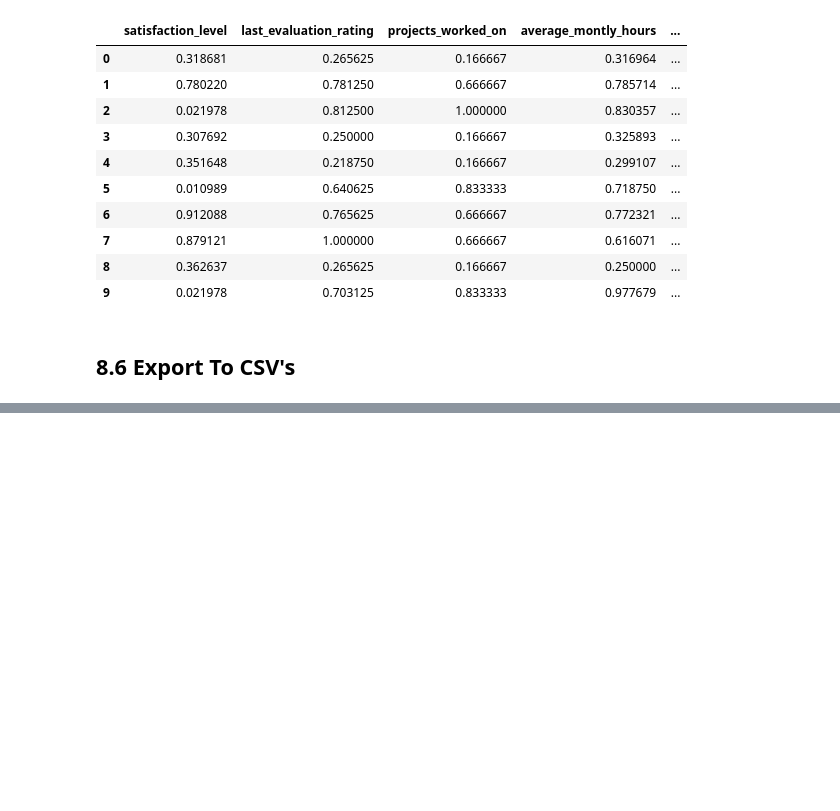
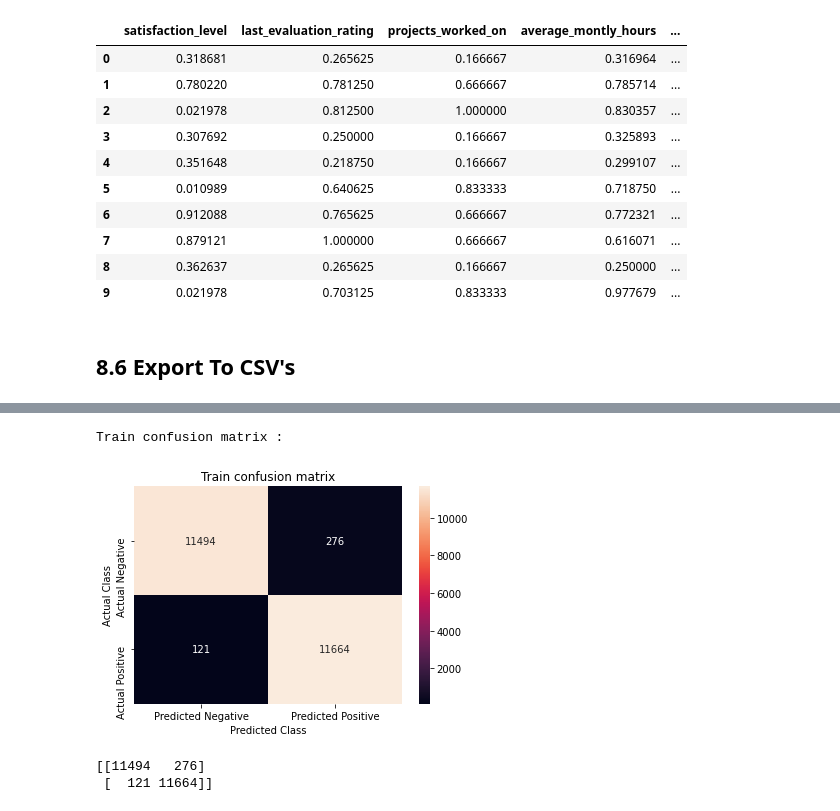
Before and after one commit to nalinsharma/BITSDissertation, a Jupyter notebook: ipynb/MidSemester.ipynb, the cells around one changed output, grey strips where cells are left out. Cells and saved outputs as stored; diff of their text form; code cells hidden in the pictures; blank space fills up the shorter version.

```diff
--- a/ipynb/MidSemester.ipynb
+++ b/ipynb/MidSemester.ipynb
@@ -1964,0 +1992,15 @@ dill_load_session('8.6_data_processing_after_doing_eda_and_hypothesis_testing_an
+# %%
+# splitting into train & test set..
+x_train_smote_standardized, x_test_smote_standardized, y_train_smote_standardized, y_test_smote_standardized = train_test_split(x_smote_standardized, y_smote_standardized, test_size = 0.20)
+
+# splitting train set into train and cv sets..
+x_train_smote_standardized, x_cv_smote_standardized, y_train_smote_standardized, y_cv_smote_standardized = train_test_split(x_train_smote_standardized, y_train_smote_standardized, test_size = 0.20)
+
+print("len(x_train_smote_standardized) = ", len(x_train_smote_standardized))
+print("len(y_train_smote_standardized) = ", len(y_train_smote_standardized))
+
+print("\nlen(x_x_cv_smote_standardizedcv) = ", len(x_cv_smote_standardized))
+print("len(y_cv_smote_standardized) = ", len(y_cv_smote_standardized))
+
+print("\nlen(x_test_smote_standardized) = ", len(x_test_smote_standardized))
+print("len(y_test_smote_standardized) = ", len(y_test_smote_standardized))
@@ -1964,0 +2123,18 @@ dill_load_session('8.6_data_processing_after_doing_eda_and_hypothesis_testing_an
+# %%
+# Plotting & Printing Confusion Matirx..
+print("Train confusion matrix :")
+cm_train_smote_standardized = confusion_matrix(y_train_smote_standardized, knn_smote_standardized.predict(x_train_smote_standardized))
+index_label_smote_standardized = ["Actual Negative", "Actual Positive"]
+column_label_smote_standardized = ["Predicted Negative", "Predicted Positive"]
+cm_train_smote_standardized_df = pd.DataFrame(cm_train_smote_standardized, index=index_label_smote_standardized, columns=column_label_smote_standardized)
+sns.heatmap(cm_train_smote_standardized_df, annot=True, fmt="d")
+plt.title("Train confusion matrix")
+plt.xlabel("Predicted Class")
+plt.ylabel("Actual Class")
+plt.show()
+print(cm_train_smote_standardized)
+# %% [output]
+Train confusion matrix :
+[figure, added]
+[[11494   276]
+ [  121 11664]]
```
Also changed, not shown: parts of 59 cells of this notebook, 2 other files.
